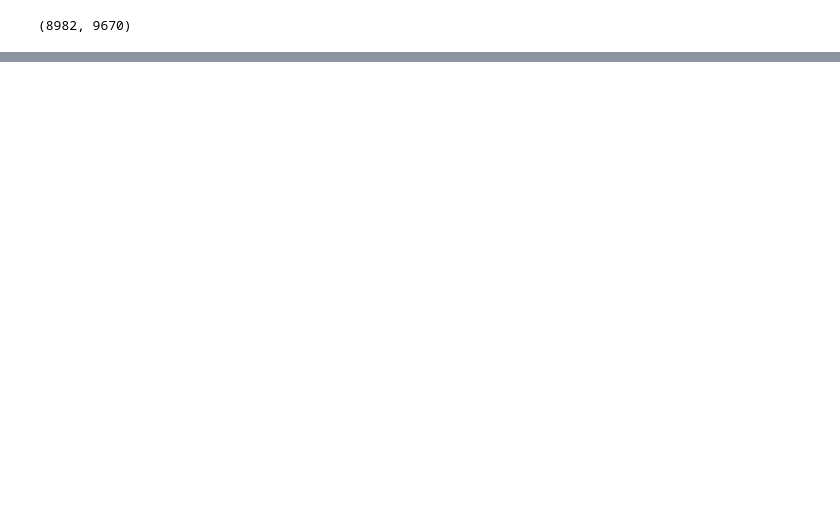
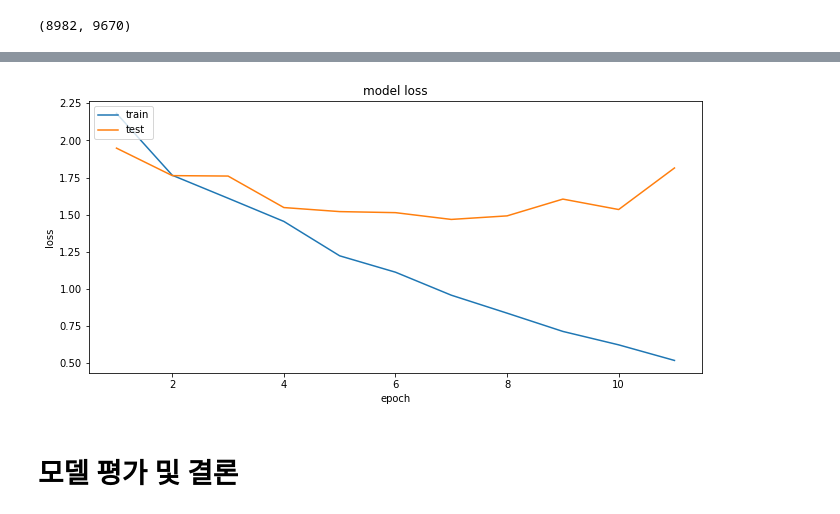
Before and after one commit to Chromis07/aiffel, a Jupyter notebook: goingdeeper/node_04/[G-04]news_classification.ipynb, the cells around one changed output, grey strips where cells are left out. Drawn from its saved outputs; the diff is of its cells as text; code cells hidden in the pictures; blank space fills up the shorter version.

```diff
--- a/goingdeeper/node_04/[G-04]news_classification.ipynb
+++ b/goingdeeper/node_04/[G-04]news_classification.ipynb
@@ -164,0 +1085,6 @@ print(tfidfv.shape)
+# %%
+from sklearn.model_selection import train_test_split
+
+x_train_split, x_val, y_train_split, y_val = train_test_split(x_train, y_train, test_size = 0.2, random_state = 42)
+print(x_train_split.shape)
+print(y_train_split.shape)
@@ -164,0 +1094,11 @@ print(tfidfv.shape)
+# %%
+vocab_size = 5000
+word_vector_dim = 256
+
+LSTM = tf.keras.Sequential()
+LSTM.add(tf.keras.layers.Embedding(vocab_size, word_vector_dim))
+LSTM.add(tf.keras.layers.LSTM(512))
+LSTM.add(tf.keras.layers.Dense(512, activation='relu'))
+LSTM.add(tf.keras.layers.Dense(46, activation='softmax'))
+
+LSTM.summary()
@@ -164,0 +1122,19 @@ print(tfidfv.shape)
+# %%
+from tensorflow.keras.callbacks import EarlyStopping
+
+LSTM.compile(optimizer='adam',
+              loss='sparse_categorical_crossentropy',
+              metrics=['accuracy'])
+
+es = EarlyStopping(monitor='val_loss',
+                   mode='min',
+                   verbose=1,
+                   patience=4)
+
+history_LSTM = LSTM.fit(x_train_split,
+                    y_train_split,
+                    epochs=20,
+                    batch_size=64,
+                    callbacks=es,
+                    validation_data=(x_val, y_val),
+                    verbose=1)
@@ -164,0 +1166,13 @@ print(tfidfv.shape)
+# %%
+epochs = range(1, len(history_LSTM.history['accuracy']) + 1)
+plt.plot(epochs, history_LSTM.history['loss'])
+plt.plot(epochs, history_LSTM.history['val_loss'])
+plt.title('model loss')
+plt.ylabel('loss')
+plt.xlabel('epoch')
+plt.legend(['train', 'test'], loc='upper left')
+plt.show()
+# %% [output]
+[figure, added]
+# %% [markdown]
+# 모델 평가 및 결론
```
Also changed, not shown: parts of 129 cells of this notebook.
